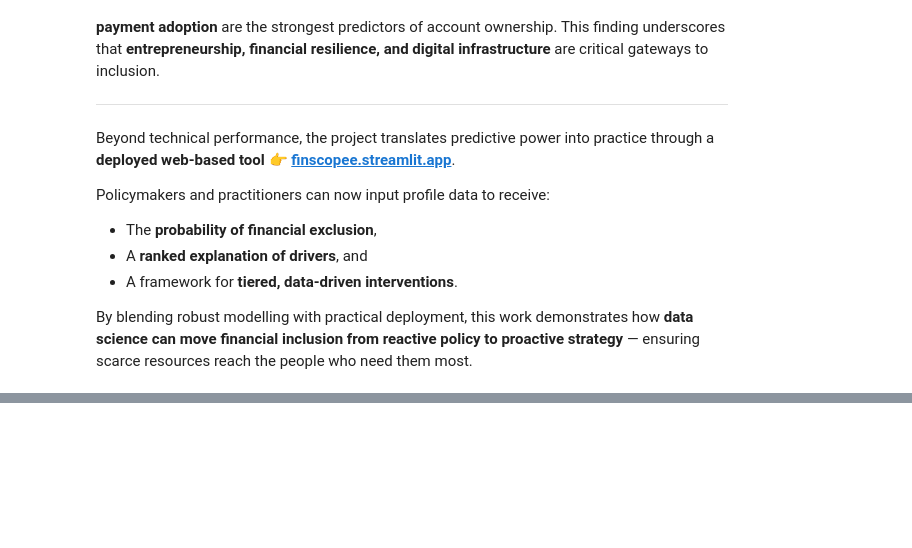
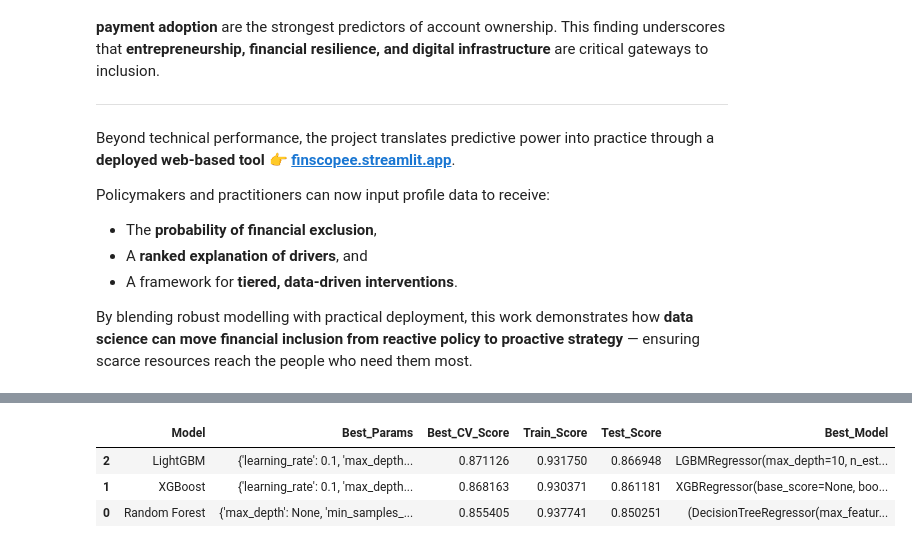
Before and after one commit to VAL-Jerono/FinScope, a Jupyter notebook: FinScope_222331_CAT2_Modeling.ipynb, the cells around one changed output, grey strips where cells are left out. Cells and saved outputs as stored; diff of their text form; code cells hidden in the pictures; blank space fills up the shorter version.

```diff
--- a/FinScope_222331_CAT2_Modeling.ipynb
+++ b/FinScope_222331_CAT2_Modeling.ipynb
@@ -2396,0 +4259,8 @@ By blending robust modelling with practical deployment, this work demonstrates h
+# %%
+best_tuned_models = results['tuned_regression']
+best_tuned_models
+# %% [output]
+|  | Model | Best_Params | Best_CV_Score | Train_Score | Test_Score | Best_Model |
+| 2 | LightGBM | {'learning_rate': 0.1, 'max_depth... | 0.871126 | 0.931750 | 0.866948 | LGBMRegressor(max_depth=10, n_est... |
+| 1 | XGBoost | {'learning_rate': 0.1, 'max_depth... | 0.868163 | 0.930371 | 0.861181 | XGBRegressor(base_score=None, boo... |
+| 0 | Random Forest | {'max_depth': None, 'min_samples_... | 0.855405 | 0.937741 | 0.850251 | (DecisionTreeRegressor(max_featur... |
```
Also changed, not shown: parts of 15 cells of this notebook, 1 other file.
